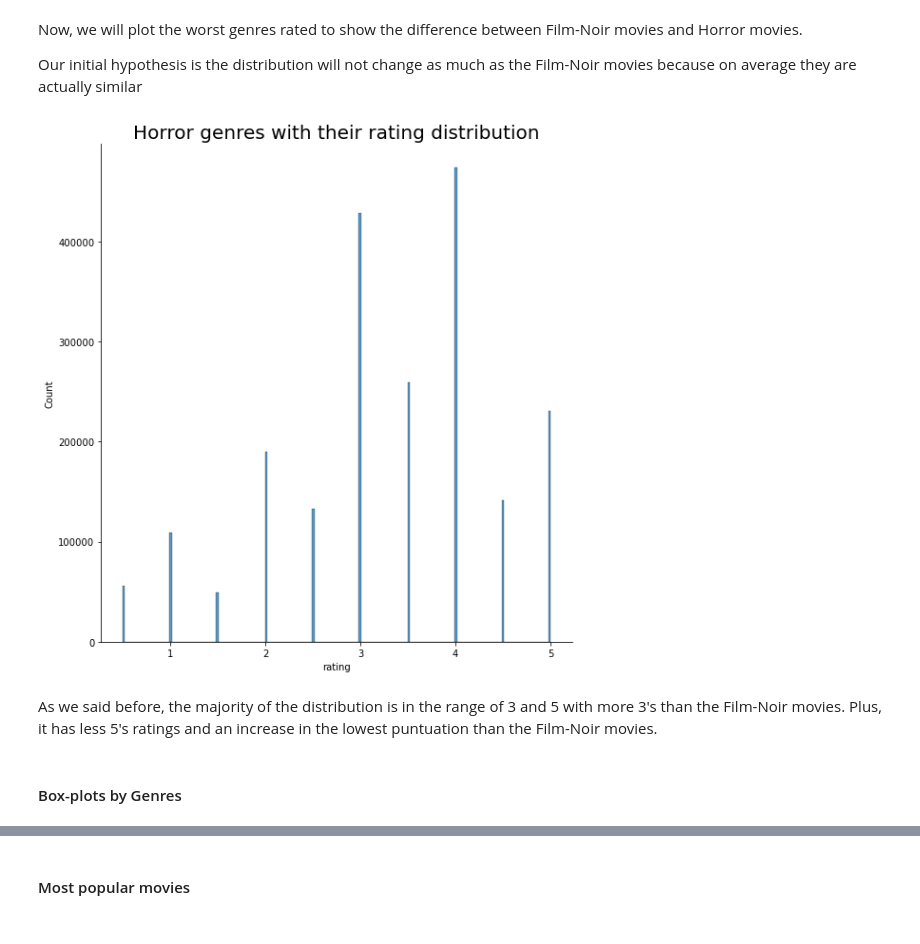
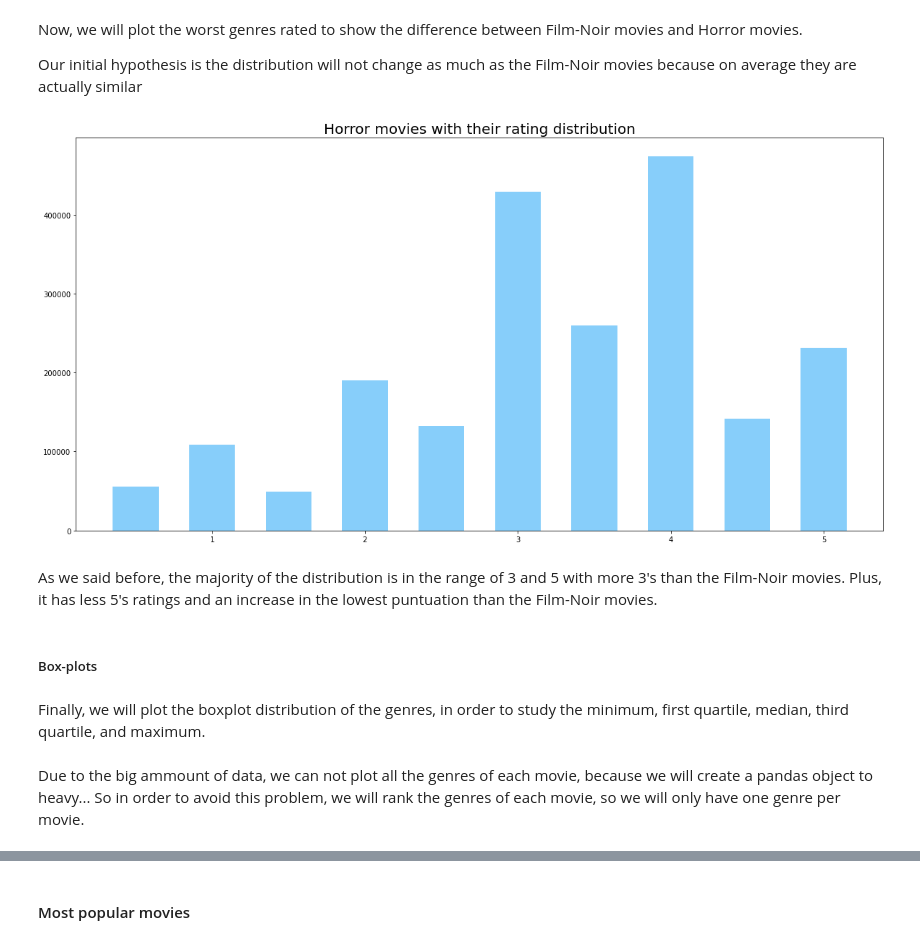
Before and after one commit to jlopezgaldon/recommendation_engine, a Jupyter notebook: notebooks/01_EDA.ipynb, the cells around one changed output, grey strips where cells are left out. Saved outputs shown, nothing was run; the diff lists cells and outputs as text; code cells hidden in the pictures.

```diff
--- a/notebooks/01_EDA.ipynb
+++ b/notebooks/01_EDA.ipynb
@@ -408,16 +440,24 @@ We can observe that the majority of the ratings are very good (4 out of 5). Next
 Now, we will plot the worst genres rated to show the difference between Film-Noir movies and Horror movies.
 
 Our initial hypothesis is the distribution will not change as much as the Film-Noir movies because on average they are actually similar
-# %%
-    # First we create the Pandas object
-df_horror = df_genres_split.filter(df_genres_split.genres == "Horror").select("genres","rating").toPandas()
-
-    # Finally we plot the horror movies
-sns.displot(df_horror, x="rating", height=8);
-plt.title("Horror genres with their rating distribution", fontsize=20);
-# %% [output]
-[figure, removed]
+# %%
+# RATING DISTRIBUTION HORROR MOVIES
+df_horror = df_genres_split.filter(df_genres_split.genres == "Horror").select("genres","rating")
+df_horror_rating = df_horror.groupBy("rating").count().toPandas()
+
+    # Parametrize the plot
+df_plot = df_horror_rating
+color = "lightskyblue"
+bin_width = 0.3
+
+    # Create a bar plot
+plt.figure(figsize=(20,10))
+plt.bar(df_plot["rating"], df_plot["count"], color=color, width=bin_width)
+plt.title("Horror movies with their rating distribution", fontsize=20)
+plt.show()
+# %% [output]
+[figure, added]
 # %% [markdown]
 As we said before, the majority of the distribution is in the range of 3 and 5 with more 3's than the Film-Noir movies. Plus, it has less 5's ratings and an increase in the lowest puntuation than the Film-Noir movies.
 # %% [markdown]
-#### Box-plots by Genres
+##### Box-plots
@@ -430,0 +464,4 @@ df_genres_rating.head()
+# %% [markdown]
+Finally, we will plot the boxplot distribution of the genres, in order to study the minimum, first quartile, median, third quartile, and maximum.
+# %% [markdown]
+Due to the big ammount of data, we can not plot all the genres of each movie, because we will create a pandas object to heavy... So in order to avoid this problem, we will rank the genres of each movie, so we will only have one genre per movie.
```
Also changed, not shown: parts of 50 cells of this notebook.
